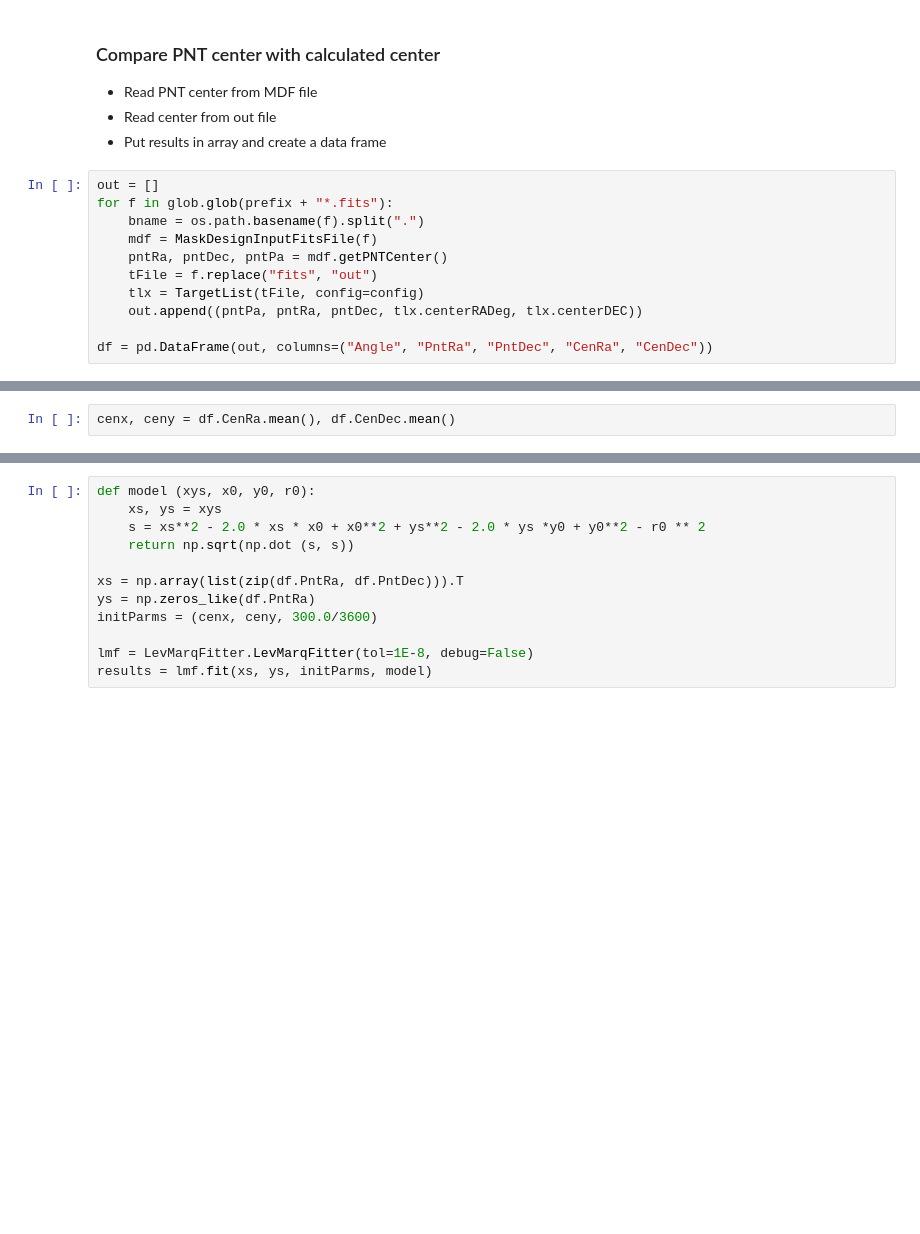
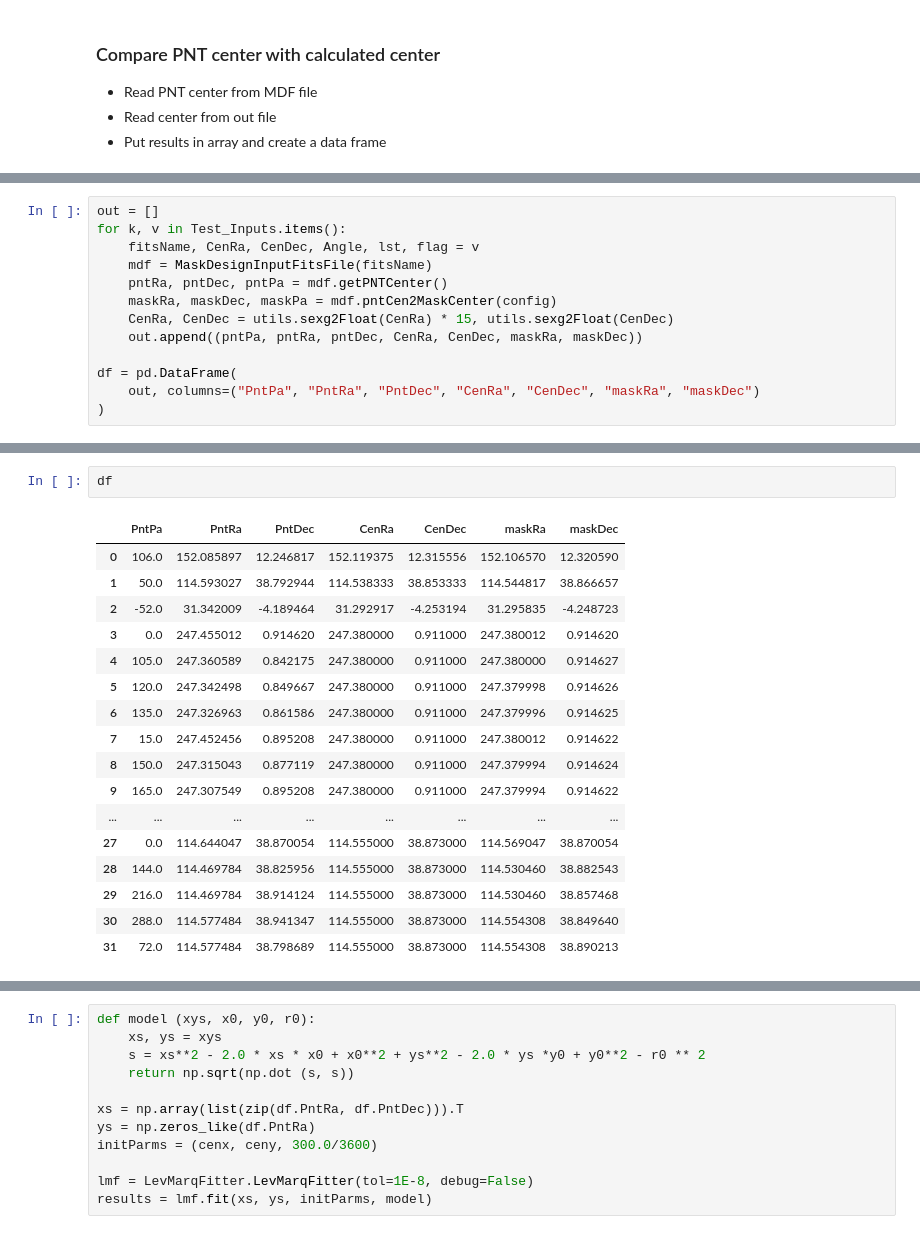
Before and after one commit to KeckObservatory/SlitmaskDesignTool, a Jupyter notebook: Notebooks/CheckCenterVsPnt.ipynb, the cells around one changed output, grey strips where cells are left out. Saved outputs shown, nothing was run; the diff lists cells and outputs as text; blank space fills up the shorter version.

```diff
--- a/Notebooks/CheckCenterVsPnt.ipynb
+++ b/Notebooks/CheckCenterVsPnt.ipynb
@@ -54,14 +56,3 @@ config.properties["params"] = ConfigFile(param_fname)
 - Read PNT center from MDF file
 - Read center from out file
 - Put results in array and create a data frame
-# %%
-out = []
-for f in glob.glob(prefix + "*.fits"):
-    bname = os.path.basename(f).split(".")
-    mdf = MaskDesignInputFitsFile(f)
-    pntRa, pntDec, pntPa = mdf.getPNTCenter()
-    tFile = f.replace("fits", "out")
-    tlx = TargetList(tFile, config=config)
-    out.append((pntPa, pntRa, pntDec, tlx.centerRADeg, tlx.centerDEC))
-
-df = pd.DataFrame(out, columns=("Angle", "PntRa", "PntDec", "CenRa", "CenDec"))
@@ -69,0 +59,13 @@ df = pd.DataFrame(out, columns=("Angle", "PntRa", "PntDec", "CenRa", "CenDec"))
+# %%
+out = []
+for k, v in Test_Inputs.items():
+    fitsName, CenRa, CenDec, Angle, lst, flag = v
+    mdf = MaskDesignInputFitsFile(fitsName)
+    pntRa, pntDec, pntPa = mdf.getPNTCenter()
+    maskRa, maskDec, maskPa = mdf.pntCen2MaskCenter(config)
+    CenRa, CenDec = utils.sexg2Float(CenRa) * 15, utils.sexg2Float(CenDec)
+    out.append((pntPa, pntRa, pntDec, CenRa, CenDec, maskRa, maskDec))
+
+df = pd.DataFrame(
+    out, columns=("PntPa", "PntRa", "PntDec", "CenRa", "CenDec", "maskRa", "maskDec")
+)
@@ -70,6 +74,23 @@ df = pd.DataFrame(out, columns=("Angle", "PntRa", "PntDec", "CenRa", "CenDec"))
 # %%
-cenx, ceny = df.CenRa.mean(), df.CenDec.mean()
+df
 # %% [output]
+|  | PntPa | PntRa | PntDec | CenRa | CenDec | maskRa | maskDec |
+| 0 | 106.0 | 152.085897 | 12.246817 | 152.119375 | 12.315556 | 152.106570 | 12.320590 |
+| 1 | 50.0 | 114.593027 | 38.792944 | 114.538333 | 38.853333 | 114.544817 | 38.866657 |
+| 2 | -52.0 | 31.342009 | -4.189464 | 31.292917 | -4.253194 | 31.295835 | -4.248723 |
+| 3 | 0.0 | 247.455012 | 0.914620 | 247.380000 | 0.911000 | 247.380012 | 0.914620 |
+| 4 | 105.0 | 247.360589 | 0.842175 | 247.380000 | 0.911000 | 247.380000 | 0.914627 |
+| 5 | 120.0 | 247.342498 | 0.849667 | 247.380000 | 0.911000 | 247.379998 | 0.914626 |
+| 6 | 135.0 | 247.326963 | 0.861586 | 247.380000 | 0.911000 | 247.379996 | 0.914625 |
+| 7 | 15.0 | 247.452456 | 0.895208 | 247.380000 | 0.911000 | 247.380012 | 0.914622 |
+| 8 | 150.0 | 247.315043 | 0.877119 | 247.380000 | 0.911000 | 247.379994 | 0.914624 |
+| 9 | 165.0 | 247.307549 | 0.895208 | 247.380000 | 0.911000 | 247.379994 | 0.914622 |
+| ... | ... | ... | ... | ... | ... | ... | ... |
+| 27 | 0.0 | 114.644047 | 38.870054 | 114.555000 | 38.873000 | 114.569047 | 38.870054 |
+| 28 | 144.0 | 114.469784 | 38.825956 | 114.555000 | 38.873000 | 114.530460 | 38.882543 |
+| 29 | 216.0 | 114.469784 | 38.914124 | 114.555000 | 38.873000 | 114.530460 | 38.857468 |
+| 30 | 288.0 | 114.577484 | 38.941347 | 114.555000 | 38.873000 | 114.554308 | 38.849640 |
+| 31 | 72.0 | 114.577484 | 38.798689 | 114.555000 | 38.873000 | 114.554308 | 38.890213 |
 [interactive output not drawn]
 # %%
 def model (xys, x0, y0, r0):
```
Also changed, not shown: parts of 7 cells of this notebook, 17 other files.
